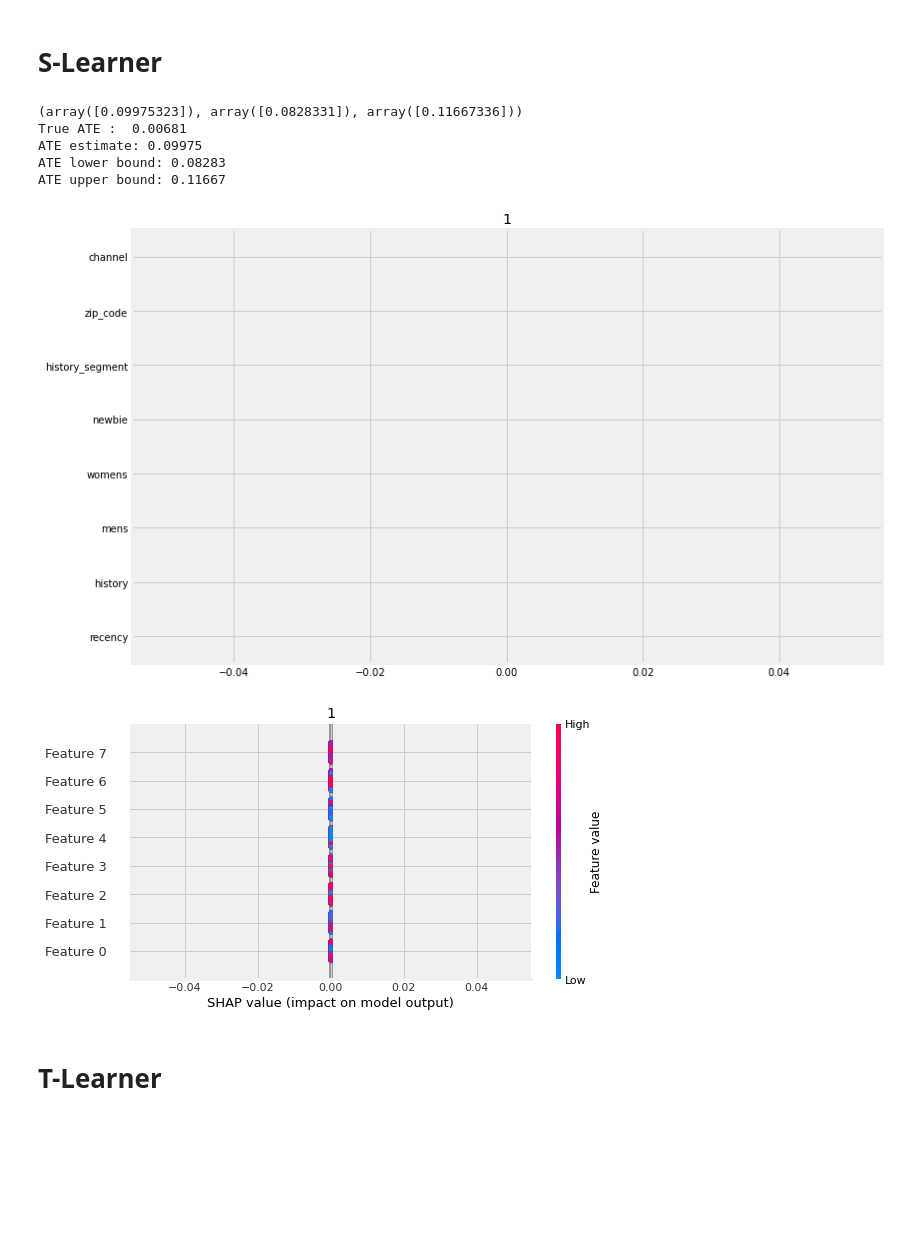
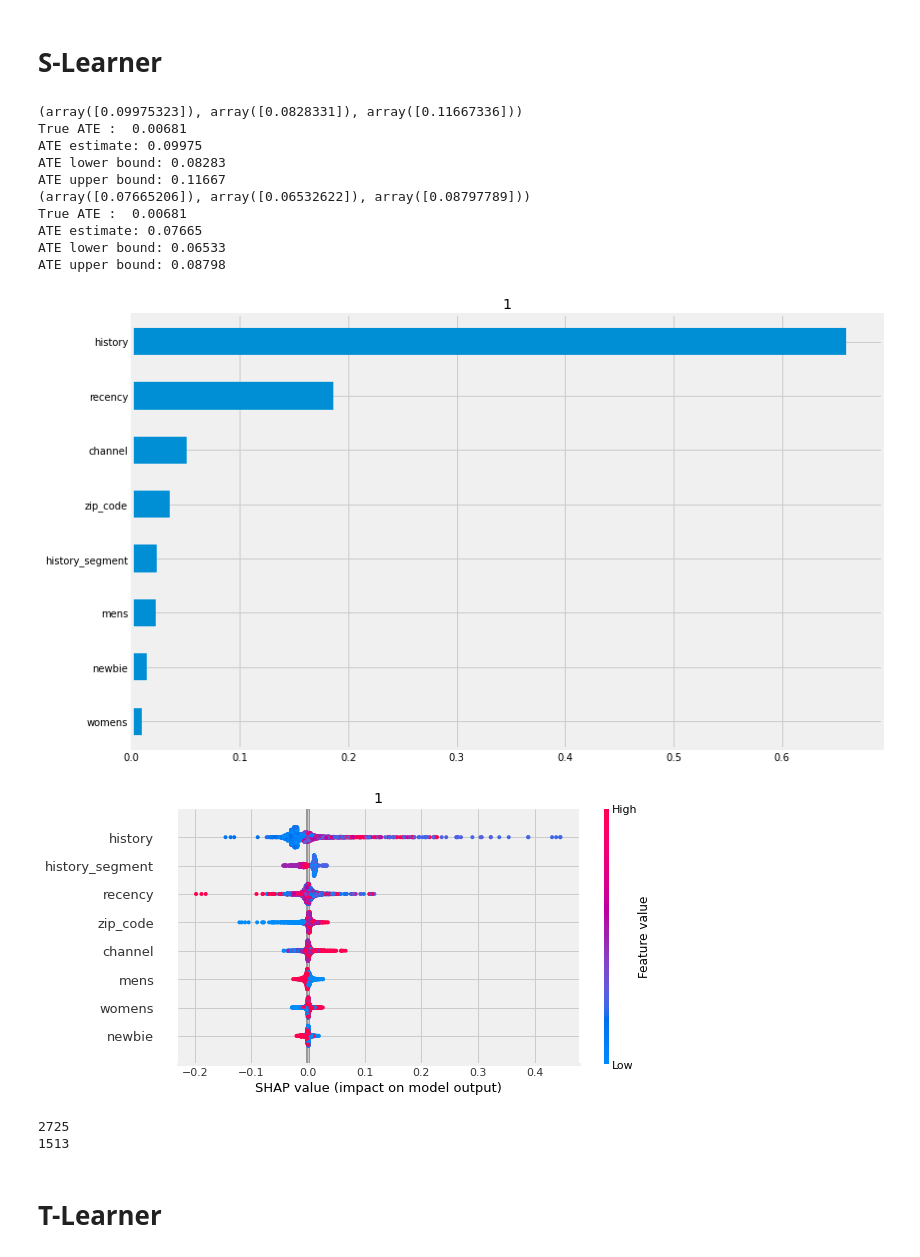
Before and after one commit to ryotoitoi/econome_ml_demo, a Jupyter notebook: notebook/mail_demo/biased/biased_mail_causalml _2500.ipynb, the cells around one changed output. Drawn from its saved outputs; the diff is of its cells as text; code cells hidden in the pictures; blank space fills up the shorter version.

Commit message:
estimate HTE

```diff
--- a/notebook/mail_demo/biased/biased_mail_causalml _2500.ipynb
+++ b/notebook/mail_demo/biased/biased_mail_causalml _2500.ipynb
@@ -194,13 +195,29 @@ print("True ATE : ", True_ATE)
 print('ATE estimate: {:.05f}'.format(ate_s[0][0]))
 print('ATE lower bound: {:.05f}'.format(ate_s[1][0]))
 print('ATE upper bound: {:.05f}'.format(ate_s[2][0]))
+
+learner_s =  XGBTRegressor()
+ate_s = learner_s.estimate_ate(X=X, treatment=T, y=y)
+print(ate_s)
+print("True ATE : ", True_ATE)
+print('ATE estimate: {:.05f}'.format(ate_s[0][0]))
+print('ATE lower bound: {:.05f}'.format(ate_s[1][0]))
+print('ATE upper bound: {:.05f}'.format(ate_s[2][0]))
 # %% [output]
 (array([0.09975323]), array([0.0828331]), array([0.11667336]))
 True ATE :  0.00681
 ATE estimate: 0.09975
 ATE lower bound: 0.08283
 ATE upper bound: 0.11667
+(array([0.07665206]), array([0.06532622]), array([0.08797789]))
+True ATE :  0.00681
+ATE estimate: 0.07665
+ATE lower bound: 0.06533
+ATE upper bound: 0.08798
 # %%
+y = demo_df_sampled.conversion
+T = demo_df_sampled.treatment
+X = demo_df_sampled.drop(columns=["conversion", "treatment", "spend", "visit"])
 slearner_tau = learner_s.fit_predict(X, T, y)
 learner_s.plot_importance(X=X,
                          tau=slearner_tau,
@@ -208,15 +225,26 @@ learner_s.plot_importance(X=X,
                          method='auto',
                          features=X.columns)
 # %% [output]
-[figure, old version]
+[figure, new version]
 # %%
 # Using SHAP
 shap_slearner = learner_s.get_shap_values(X=X, tau=slearner_tau)
 
 # Plot shap values without specifying shap_dict
-learner_s.plot_shap_values(X=X, shap_dict=shap_slearner)
+learner_s.plot_shap_values(X=X, shap_dict=shap_slearner, features=X.columns)
 # %% [output]
-[figure, old version]
+[figure, new version]
+# %%
+print(len(slearner_tau))
+cnt = 0
+for i in slearner_tau:
+    if i > 0:
+        cnt += 1
+
+print(cnt)
+# %% [output]
+2725
+1513
 # %% [markdown]
 # T-Learner
 # %%
```
Also changed, not shown: parts of 6 cells of this notebook, 1 other file.
